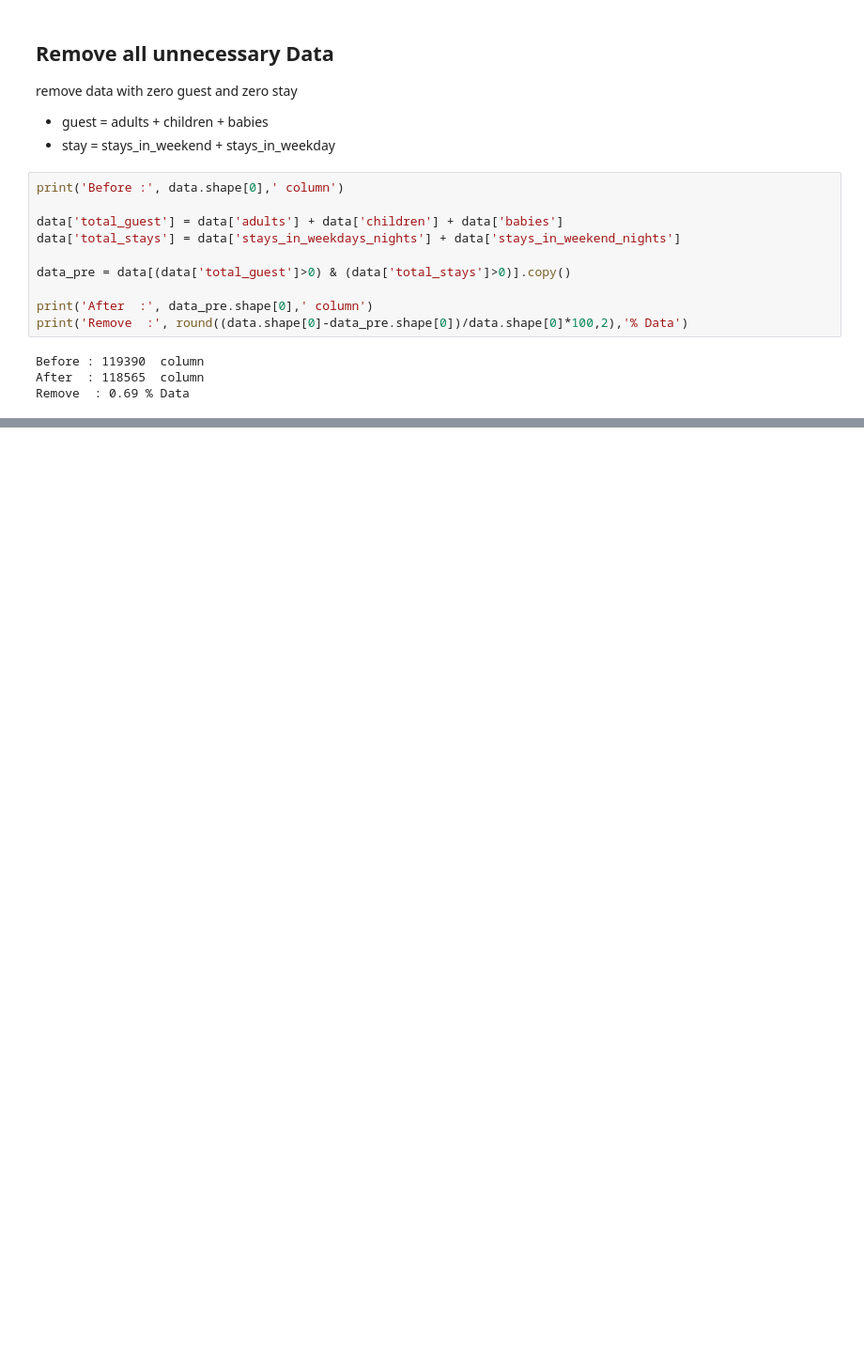
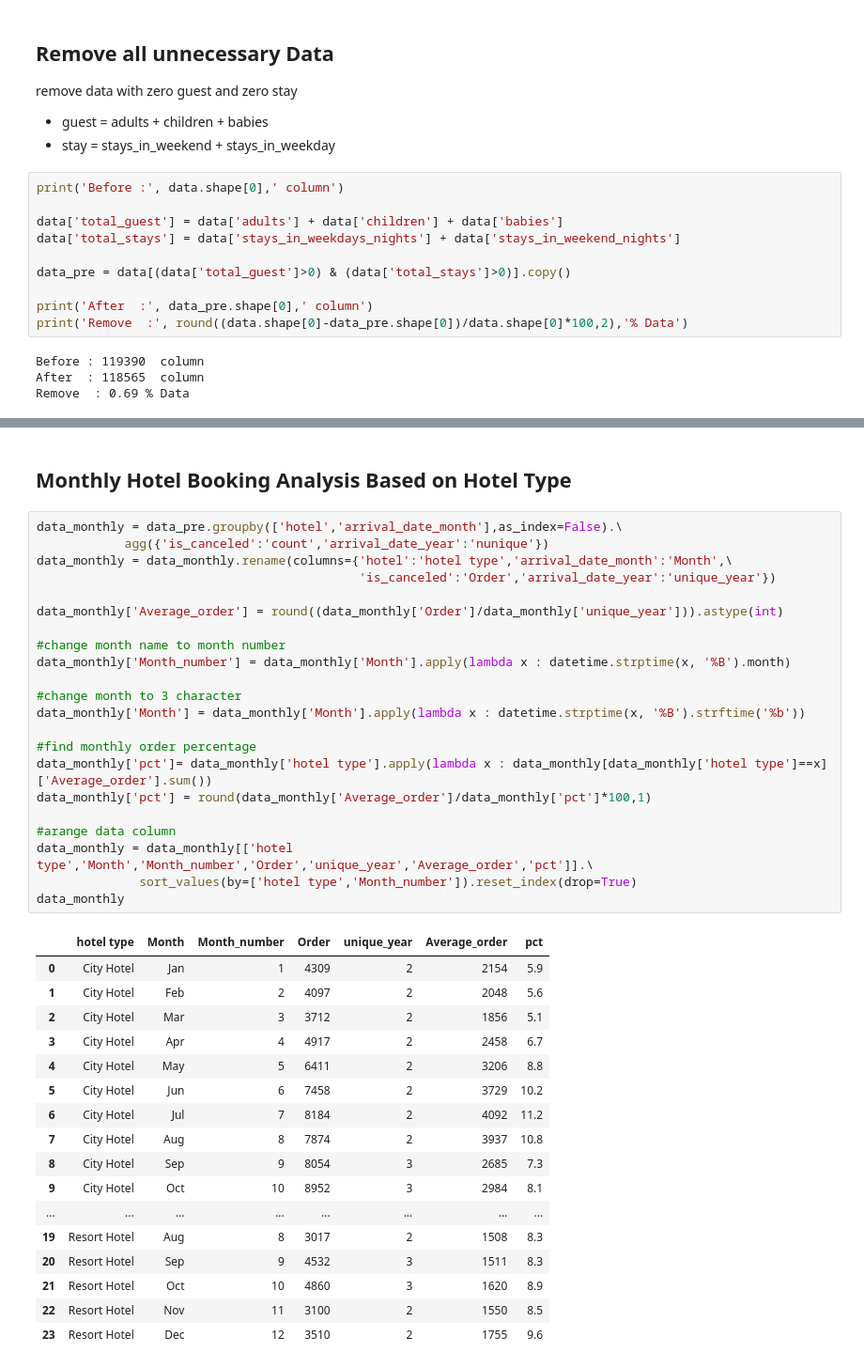
Before and after one commit to rahmars18/Investigate-Business-Hotel, a Jupyter notebook: Investigate Hotel Business.ipynb, the cells around one changed output, grey strips where cells are left out. Shown at 94% size. Cells and saved outputs as stored; diff of their text form; blank space fills up the shorter version.

```diff
--- a/Investigate Hotel Business.ipynb
+++ b/Investigate Hotel Business.ipynb
@@ -192,0 +219,42 @@ memory usage: 28.9+ MB
+# %% [markdown]
+## Monthly Hotel Booking Analysis Based on Hotel Type
+# %%
+data_monthly = data_pre.groupby(['hotel','arrival_date_month'],as_index=False).\
+            agg({'is_canceled':'count','arrival_date_year':'nunique'})
+data_monthly = data_monthly.rename(columns={'hotel':'hotel type','arrival_date_month':'Month',\
+                                            'is_canceled':'Order','arrival_date_year':'unique_year'})
+
+data_monthly['Average_order'] = round((data_monthly['Order']/data_monthly['unique_year'])).astype(int)
+
+#change month name to month number
+data_monthly['Month_number'] = data_monthly['Month'].apply(lambda x : datetime.strptime(x, '%B').month)
+
+#change month to 3 character
+data_monthly['Month'] = data_monthly['Month'].apply(lambda x : datetime.strptime(x, '%B').strftime('%b'))
+
+#find monthly order percentage
+data_monthly['pct']= data_monthly['hotel type'].apply(lambda x : data_monthly[data_monthly['hotel type']==x]['Average_order'].sum())
+data_monthly['pct'] = round(data_monthly['Average_order']/data_monthly['pct']*100,1)
+
+#arange data column
+data_monthly = data_monthly[['hotel type','Month','Month_number','Order','unique_year','Average_order','pct']].\
+              sort_values(by=['hotel type','Month_number']).reset_index(drop=True)
+data_monthly
+# %% [output]
+|  | hotel type | Month | Month_number | Order | unique_year | Average_order | pct |
+| 0 | City Hotel | Jan | 1 | 4309 | 2 | 2154 | 5.9 |
+| 1 | City Hotel | Feb | 2 | 4097 | 2 | 2048 | 5.6 |
+| 2 | City Hotel | Mar | 3 | 3712 | 2 | 1856 | 5.1 |
+| 3 | City Hotel | Apr | 4 | 4917 | 2 | 2458 | 6.7 |
+| 4 | City Hotel | May | 5 | 6411 | 2 | 3206 | 8.8 |
+| 5 | City Hotel | Jun | 6 | 7458 | 2 | 3729 | 10.2 |
+| 6 | City Hotel | Jul | 7 | 8184 | 2 | 4092 | 11.2 |
+| 7 | City Hotel | Aug | 8 | 7874 | 2 | 3937 | 10.8 |
+| 8 | City Hotel | Sep | 9 | 8054 | 3 | 2685 | 7.3 |
+| 9 | City Hotel | Oct | 10 | 8952 | 3 | 2984 | 8.1 |
+| ... | ... | ... | ... | ... | ... | ... | ... |
+| 19 | Resort Hotel | Aug | 8 | 3017 | 2 | 1508 | 8.3 |
+| 20 | Resort Hotel | Sep | 9 | 4532 | 3 | 1511 | 8.3 |
+| 21 | Resort Hotel | Oct | 10 | 4860 | 3 | 1620 | 8.9 |
+| 22 | Resort Hotel | Nov | 11 | 3100 | 2 | 1550 | 8.5 |
+| 23 | Resort Hotel | Dec | 12 | 3510 | 2 | 1755 | 9.6 |
```
Also changed, not shown: parts of 9 cells of this notebook.
